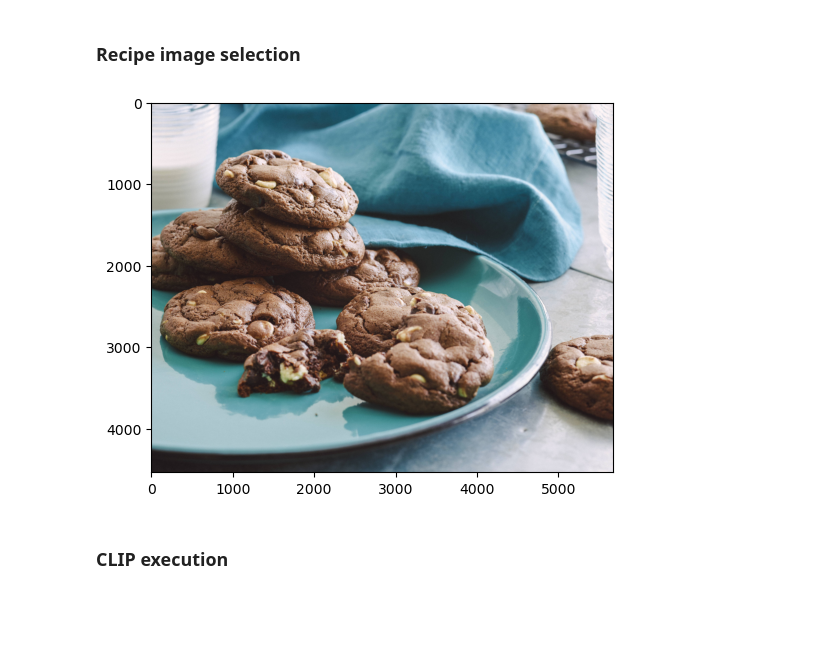
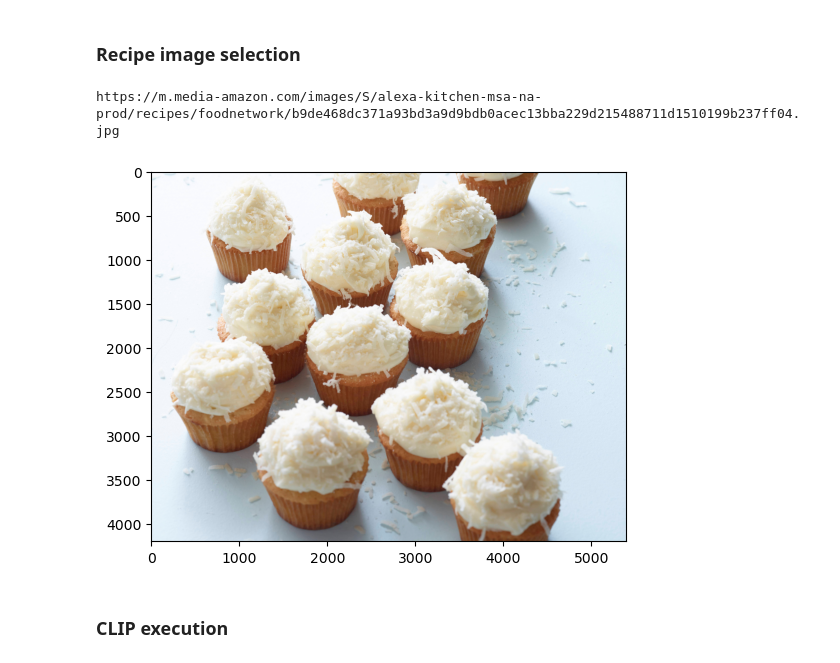
Before and after one commit to JoseDRomano/Conversational-Task-Agent, a Jupyter notebook: CLIP.ipynb, the cells around one changed output. Saved outputs shown, nothing was run; the diff lists cells and outputs as text; code cells hidden in the pictures; blank space fills up the shorter version.

```diff
--- a/CLIP.ipynb
+++ b/CLIP.ipynb
@@ -63,11 +63,14 @@ else:
 ### Recipe image selection
 # %%
 url = random.choice(recipes_images)
+url = recipes_images[444]
+print(url)
 image = Image.open(requests.get(url, stream=True).raw)
 plt.imshow(image)
 plt.show()
 # %% [output]
+https://m.media-amazon.com/images/S/alexa-kitchen-msa-na-prod/recipes/foodnetwork/b9de468dc371a93bd3a9d9bdb0acec13bba229d215488711d1510199b237ff04.jpg
-[figure, old version]
+[figure, new version]
 # %% [markdown]
 ### CLIP execution
 # %%
```
Also changed, not shown: parts of 12 cells of this notebook, 10 other files.
